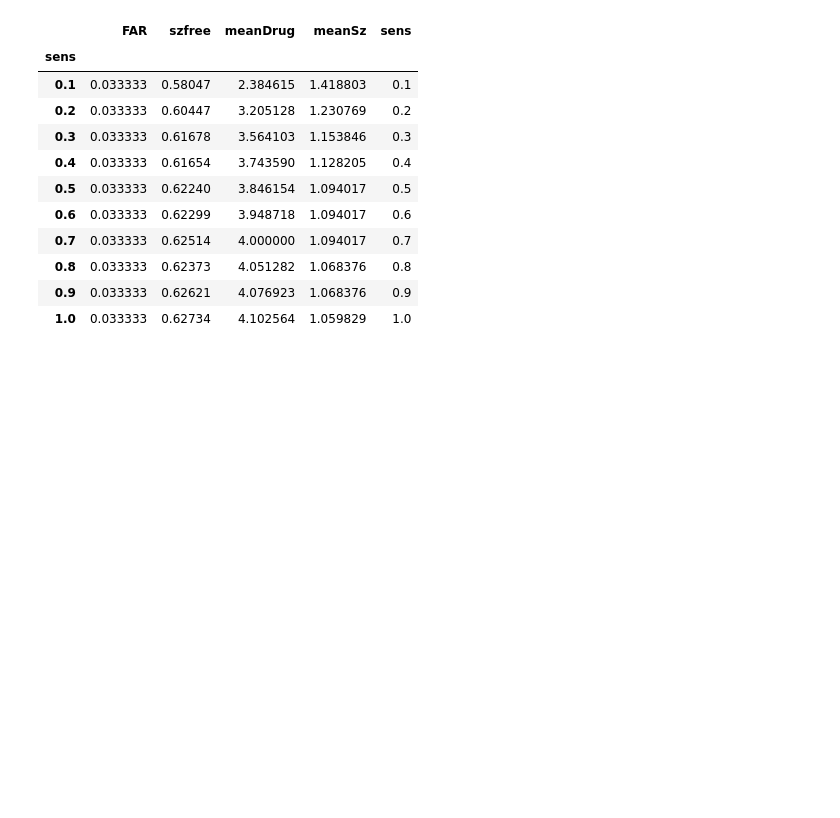
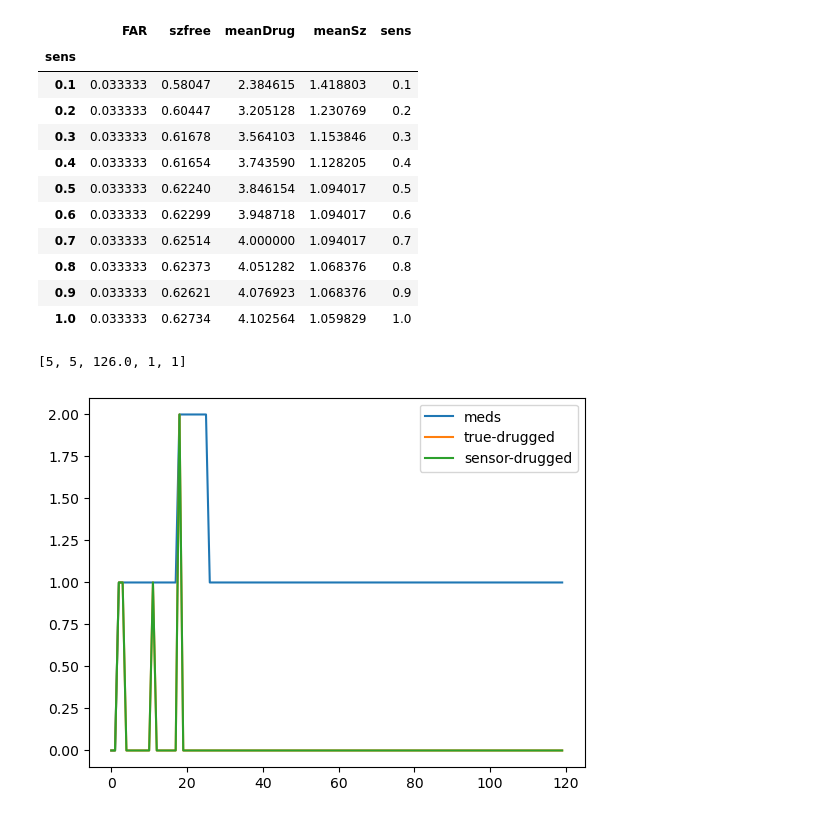
Before and after one commit to GoldenholzLab/WEARsimulator, a Jupyter notebook: clinic_self_report.ipynb, the cells around one changed output. Cells and saved outputs as stored; diff of their text form; code cells hidden in the pictures; blank space fills up the shorter version.

```diff
--- a/clinic_self_report.ipynb
+++ b/clinic_self_report.ipynb
@@ -108,3 +109,12 @@ df_grouped
 | 0.8 | 0.033333 | 0.62373 | 4.051282 | 1.068376 | 0.8 |
 | 0.9 | 0.033333 | 0.62621 | 4.076923 | 1.068376 | 0.9 |
 | 1.0 | 0.033333 | 0.62734 | 4.102564 | 1.059829 | 1.0 |
+# %%
+import numpy as np
+from weargroup_v2 import sim1clinic
+#N = 100000
+
+sim1clinic(sens=1,FAR=0,clinic_interval=3,clinTF=True,L=120,inflater=2/3,doDISCOUNT=True,findSteady=True)
+# %% [output]
+[5, 5, 126.0, 1, 1]
+[figure, added]
```
Also changed, not shown: parts of 1 cell of this notebook, 1 other file.
